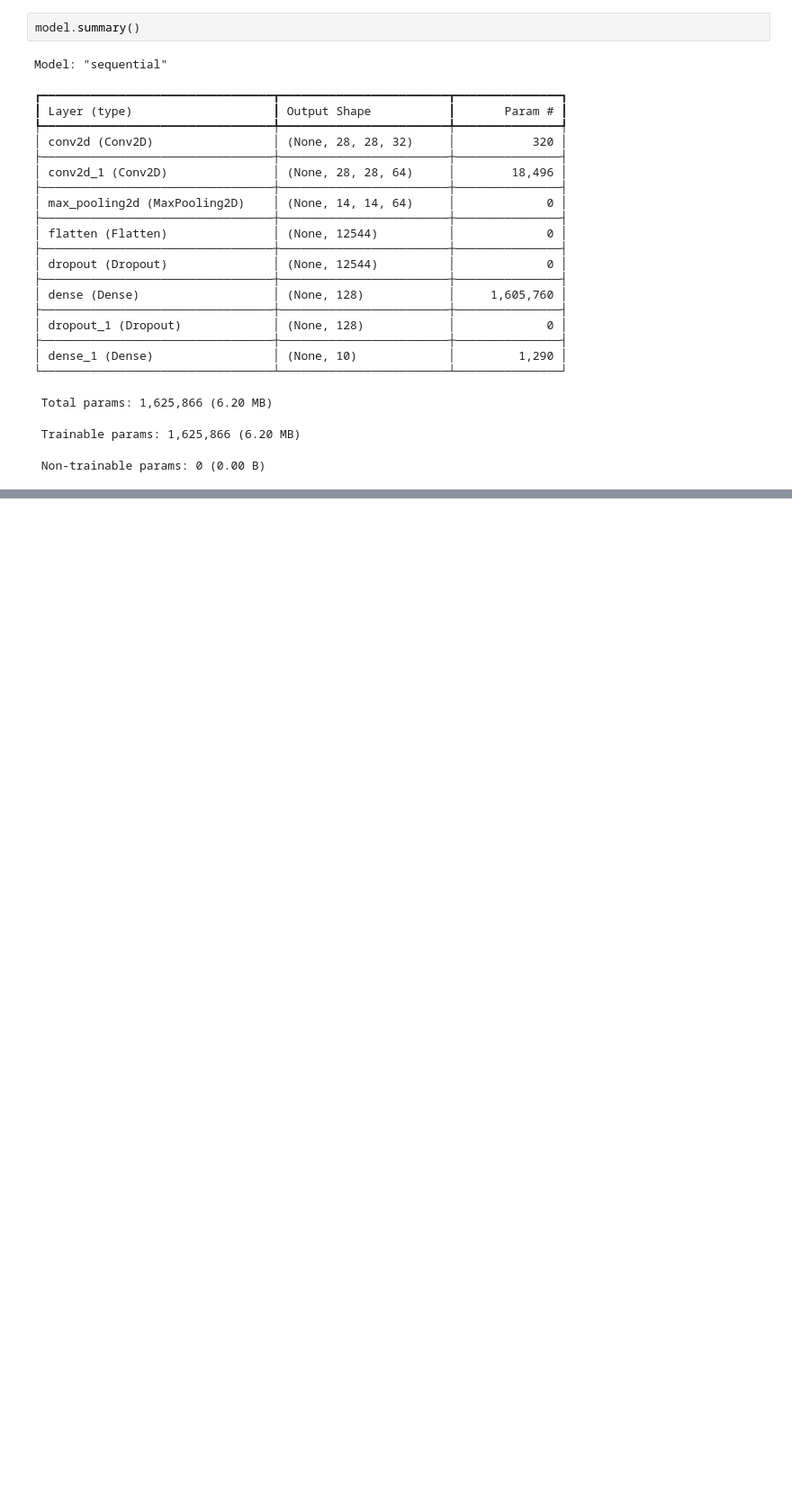
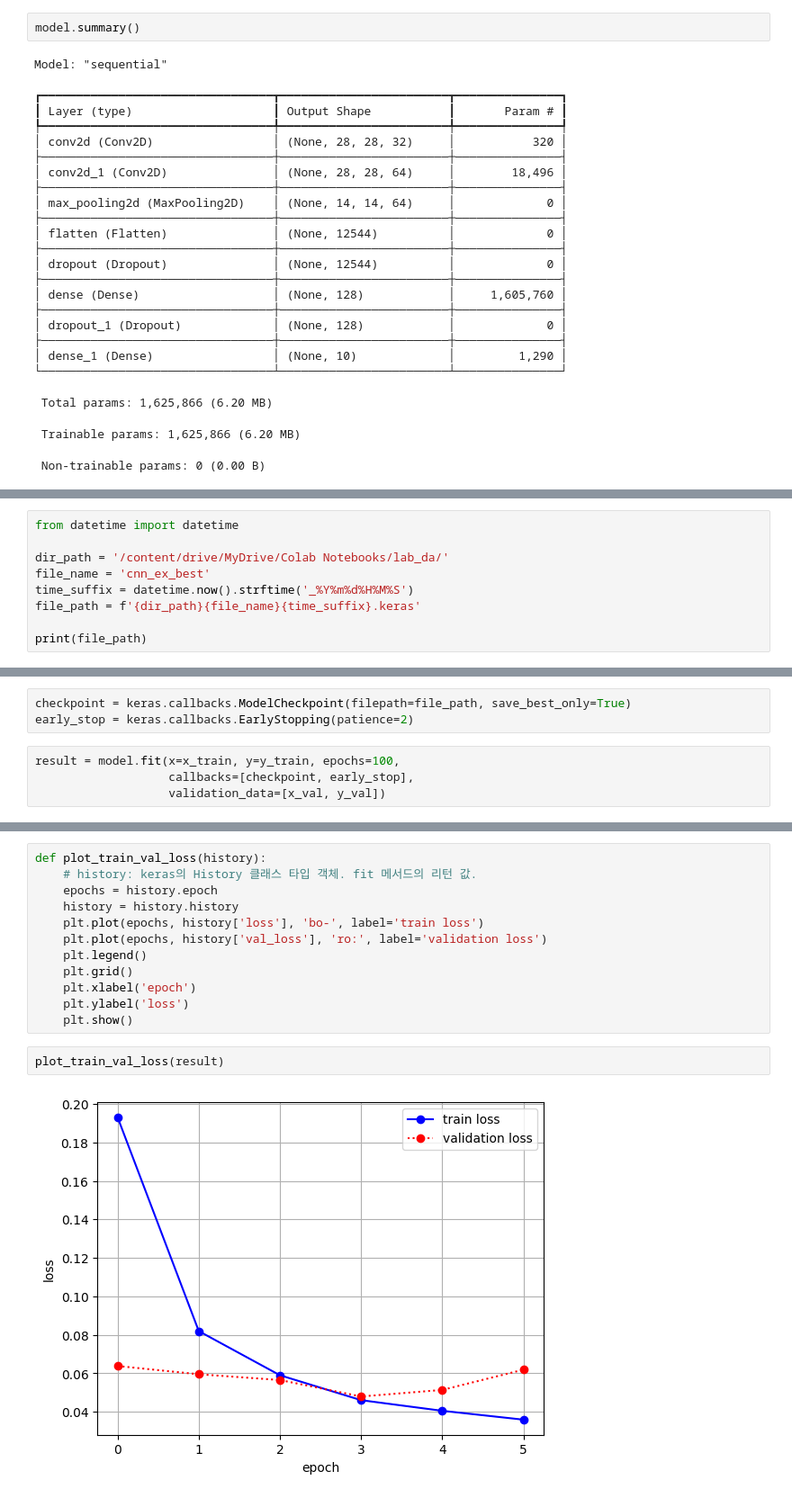
Before and after one commit to JakeOh/202505_BD50, a Jupyter notebook: lab_da/ml19_cnn_exercise.ipynb, the cells around one changed output, grey strips where cells are left out. Shown at 90% size. Cells and saved outputs as stored; diff of their text form; blank space fills up the shorter version.

```diff
--- a/lab_da/ml19_cnn_exercise.ipynb
+++ b/lab_da/ml19_cnn_exercise.ipynb
@@ -171,0 +179,9 @@ Model: "sequential"
+# %%
+from datetime import datetime
+
+dir_path = '/content/drive/MyDrive/Colab Notebooks/lab_da/'
+file_name = 'cnn_ex_best'
+time_suffix = datetime.now().strftime('_%Y%m%d%H%M%S')
+file_path = f'{dir_path}{file_name}{time_suffix}.keras'
+
+print(file_path)
@@ -171,0 +190,7 @@ Model: "sequential"
+# %%
+checkpoint = keras.callbacks.ModelCheckpoint(filepath=file_path, save_best_only=True)
+early_stop = keras.callbacks.EarlyStopping(patience=2)
+# %%
+result = model.fit(x=x_train, y=y_train, epochs=100,
+                   callbacks=[checkpoint, early_stop],
+                   validation_data=[x_val, y_val])
@@ -171,0 +210,16 @@ Model: "sequential"
+# %%
+def plot_train_val_loss(history):
+    # history: keras의 History 클래스 타입 객체. fit 메서드의 리턴 값.
+    epochs = history.epoch
+    history = history.history
+    plt.plot(epochs, history['loss'], 'bo-', label='train loss')
+    plt.plot(epochs, history['val_loss'], 'ro:', label='validation loss')
+    plt.legend()
+    plt.grid()
+    plt.xlabel('epoch')
+    plt.ylabel('loss')
+    plt.show()
+# %%
+plot_train_val_loss(result)
+# %% [output]
+[figure, added]
```
Also changed, not shown: parts of 4 cells of this notebook.
